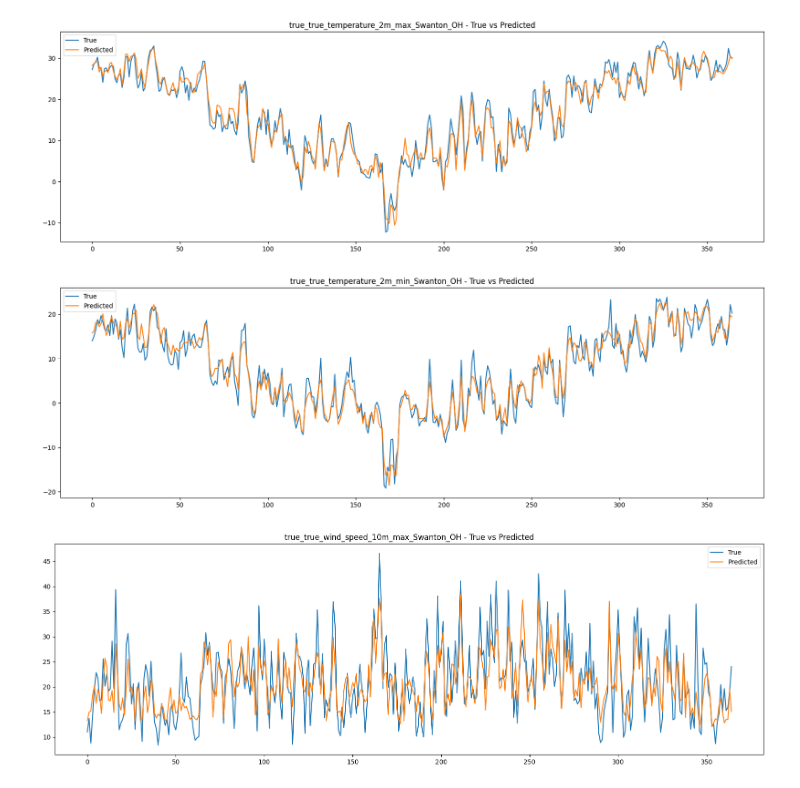
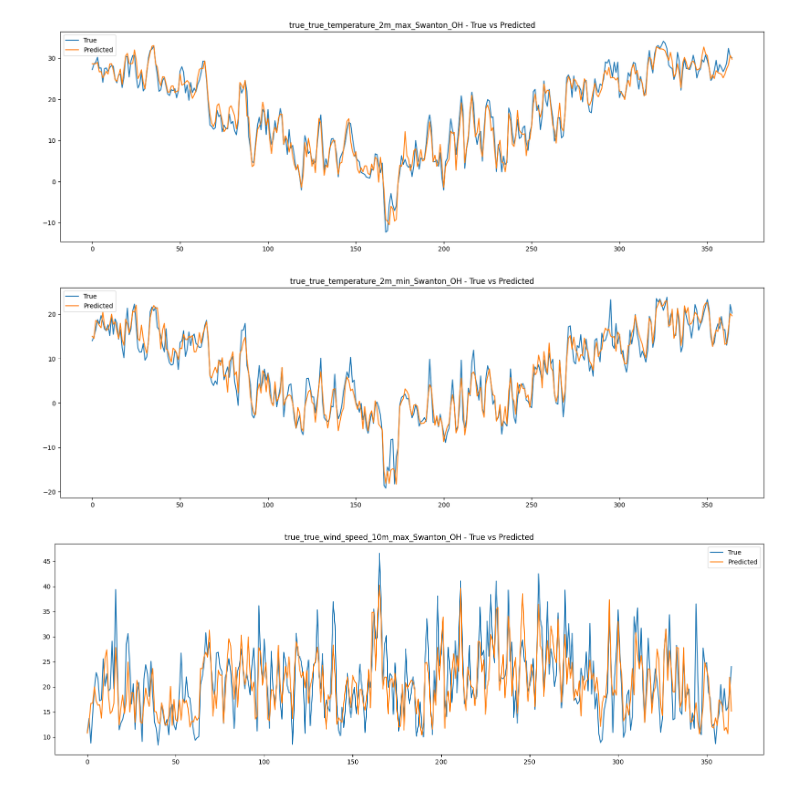
Before and after one commit to seowoo-jin/weather_forecast, a Jupyter notebook: Voting.ipynb, the cells around one changed output. Cells and saved outputs as stored; diff of their text form; code cells hidden in the pictures.

```diff
--- a/Voting.ipynb
+++ b/Voting.ipynb
@@ -106,28 +78,29 @@ xgboost_model = xgboost_[Model.MODEL.value]
 # %%
+gradient_ml_model = MultiOutputRegressor(gradient_model)
 # Voting Regressor 생성
 voting_reg = VotingRegressor(estimators=[
-        ('random_forest', rf_model),
-        ('extra', extra_model),
-        ('deciision', decision_model),
-        # ('gradient', gradient_model),
+        # ('random_forest', rf_model),
+        # ('extra', extra_model),
+        # ('mlp', mlp_model),
+        ('decision', decision_model),
+        # ('gradient', gradient_ml_model),
         ('xgboost', xgboost_model)
     ]
 )
-
 # MultiOutputRegressor로 다중 출력 회귀 처리
 multi_output_voting_reg = MultiOutputRegressor(voting_reg)
 multi_output_voting_reg.fit(X_train_scaled, y_train)
 y_pred = multi_output_voting_reg.predict(X_test_scaled)
 
 data_to_save = {
-    Model.MODEL.value: multi_output_voting_reg,
-    Data.TRAIN_INPUT_DATA.value: X_train_scaled,
-    Data.TRAIN_OUTPUT_DATA.value: X_test_scaled,
-    Data.VALID_INPUT_DATA.value: [],
-    Data.VALID_OUTPUT_DATA.value: [],
-    Data.TEST_INPUT_DATA.value: y_train,
-    Data.TEST_OUTPUT_DATA.value: y_test,
-    Data.PREDICTED_OUTPUT_DATA.value: y_pred,
+    Model.MODEL: multi_output_voting_reg,
+    Data.TRAIN_INPUT_DATA: X_train_scaled,
+    Data.TRAIN_OUTPUT_DATA: X_test_scaled,
+    Data.VALID_INPUT_DATA: [],
+    Data.VALID_OUTPUT_DATA: [],
+    Data.TEST_INPUT_DATA: X_test_scaled,
+    Data.TEST_OUTPUT_DATA: y_test,
+    Data.PREDICTED_OUTPUT_DATA: y_pred,
     Rmse.BEST_RMSE: math.sqrt(mean_squared_error(y_pred, y_test)),
-    Date.DATE.value: date_df,
+    Date.DATE: date_df,
 }
@@ -157,8 +128,8 @@ monthlyMaePlot(data_to_save)
 # %%
 from enums.enums import Model, Date, Data, Rmse
 from utils.create_plot import create_plot
-create_plot(data_to_save[Data.TEST_OUTPUT_DATA.value].to_numpy(), data_to_save[Data.PREDICTED_OUTPUT_DATA.value], data_to_save[Data.TEST_OUTPUT_DATA.value].columns)
+create_plot(data_to_save[Data.TEST_OUTPUT_DATA].to_numpy(), data_to_save[Data.PREDICTED_OUTPUT_DATA], data_to_save[Data.TEST_OUTPUT_DATA].columns)
 # %% [output]
-[figure, old version]
+[figure, new version]
-[figure, old version]
+[figure, new version]
-[figure, old version]
+[figure, new version]
```
Also changed, not shown: parts of 7 cells of this notebook, 10 other files.
